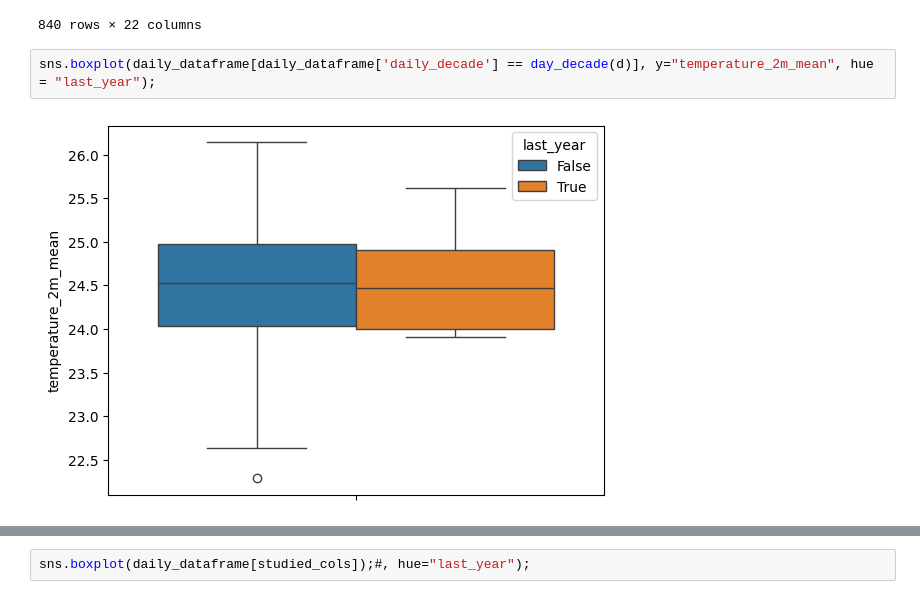
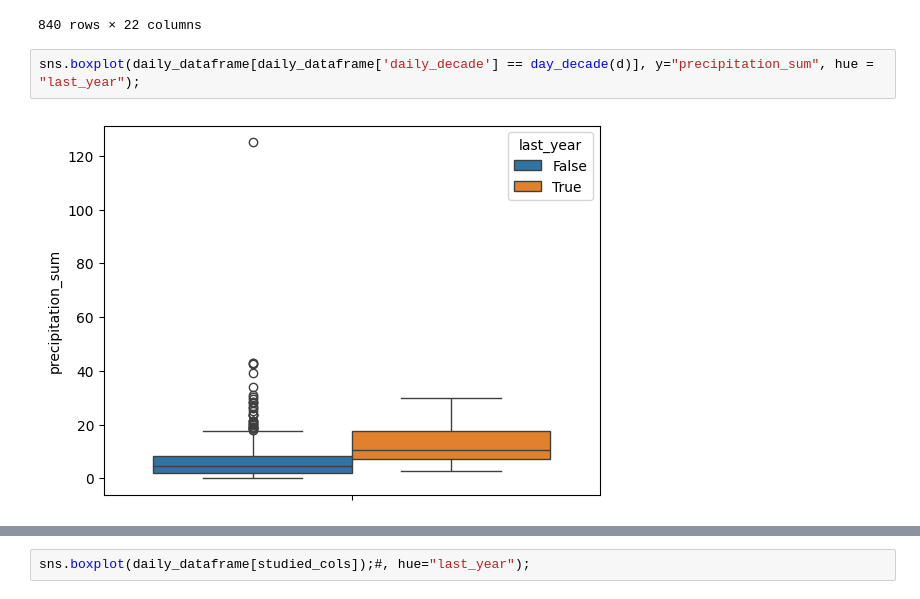
Before and after one commit to KwenteaneResearch/weather_checker, a Jupyter notebook: Notebooks/weather-api-exploration.ipynb, the cells around one changed output, grey strips where cells are left out. Cells and saved outputs as stored; diff of their text form.

```diff
--- a/Notebooks/weather-api-exploration.ipynb
+++ b/Notebooks/weather-api-exploration.ipynb
@@ -214,9 +195,9 @@ daily_dataframe[daily_dataframe['daily_decade'] == day_decade(d)]
 | 2023-06-10 | 65.0 | 27.724001 | 22.024000 | 23.907333 | 33.425766 | ... |
 840 rows × 22 columns
 # %%
-sns.boxplot(daily_dataframe[daily_dataframe['daily_decade'] == day_decade(d)], y="temperature_2m_mean", hue = "last_year");
+sns.boxplot(daily_dataframe[daily_dataframe['daily_decade'] == day_decade(d)], y="precipitation_sum", hue = "last_year");
 # %% [output]
-[figure, old version]
+[figure, new version]
 # %%
 studied_cols = ["last_year",
                 #"daily_decade",
```
Also changed, not shown: parts of 16 cells of this notebook.
